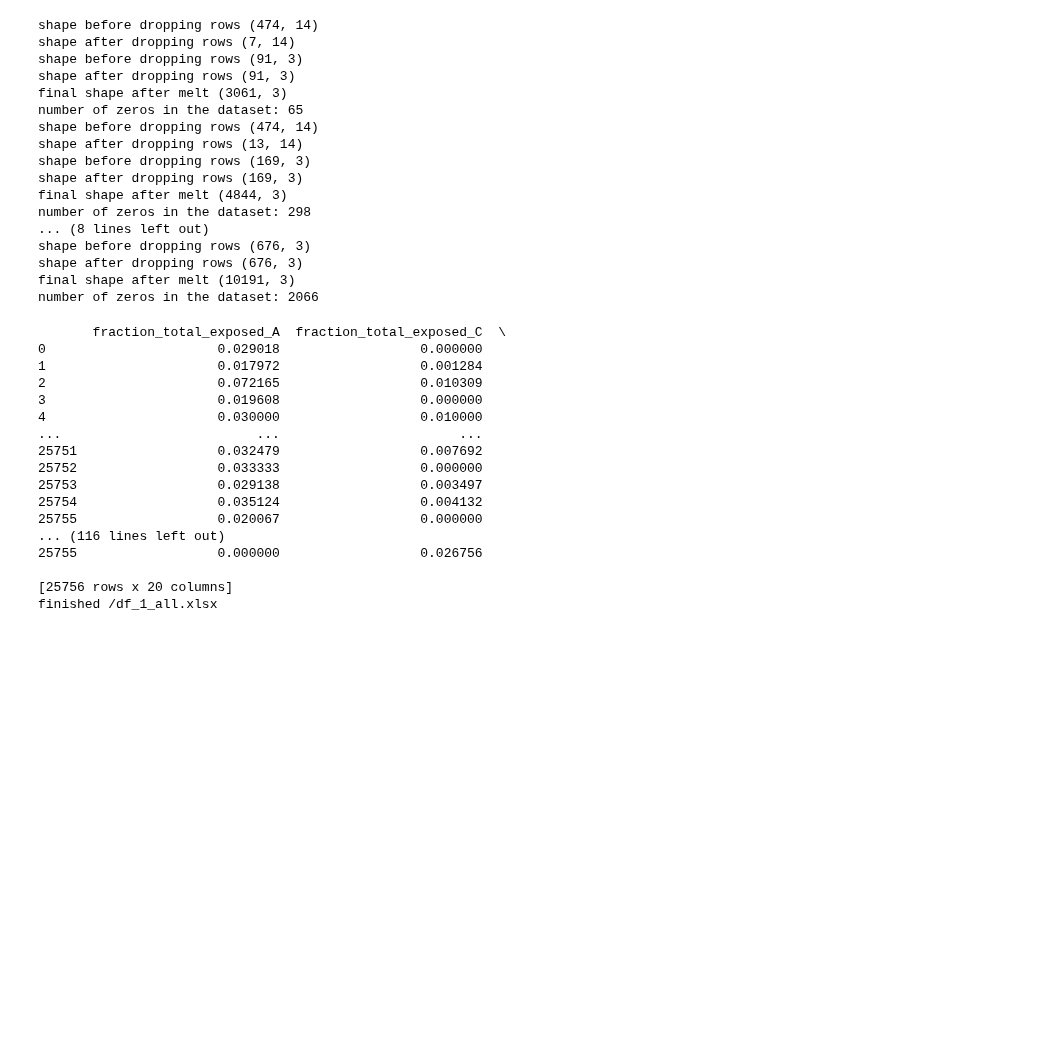
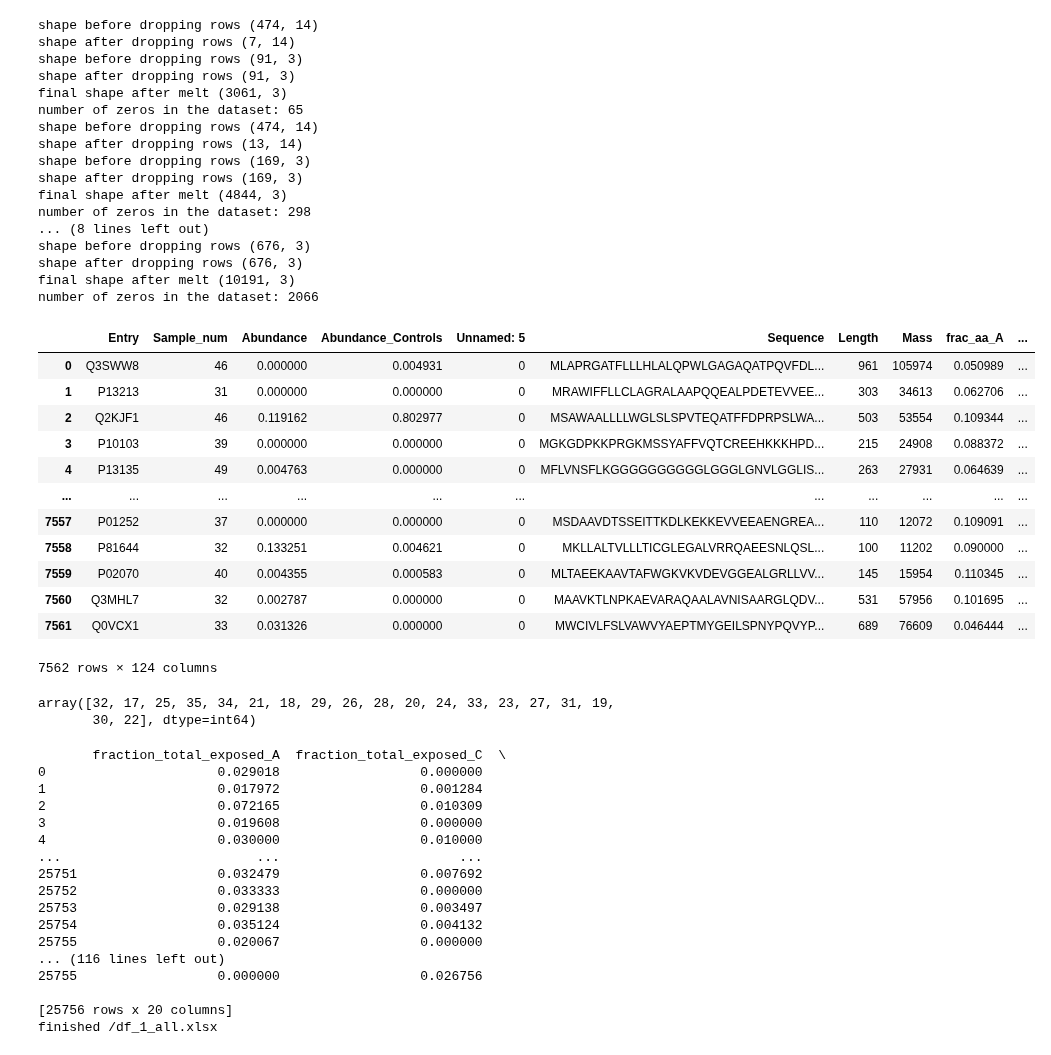
Before and after one commit to karst-poulsen/PC_ML_using_NSP, a Jupyter notebook: ML_5_pubpipe_Samples.ipynb, the cells around one changed output. Drawn from its saved outputs; the diff is of its cells as text; code cells hidden in the pictures; blank space fills up the shorter version.

```diff
--- a/ML_5_pubpipe_Samples.ipynb
+++ b/ML_5_pubpipe_Samples.ipynb
@@ -275,6 +275,29 @@ for i in Abund_filter:
 # df = RFECV_plot(df,label_abund,model,id,folds=splits,step=2,scoring=scoring)
 
     df_out.to_excel("Input_data/Save_files/Abund_Filters/df_1_all"+str(i)+".xlsx")
+# %%
+df_filepath='Input_data/Save_files/df_2_Synth.xlsx'
+df = pd.read_excel(df_filepath, header=0)
+df
+# %% [output]
+|  | Entry | Sample_num | Abundance | Abundance_Controls | Unnamed: 5 | Sequence | Length | Mass | frac_aa_A | ... |
+| 0 | Q3SWW8 | 46 | 0.000000 | 0.004931 | 0 | MLAPRGATFLLLHLALQPWLGAGAQATPQVFDL... | 961 | 105974 | 0.050989 | ... |
+| 1 | P13213 | 31 | 0.000000 | 0.000000 | 0 | MRAWIFFLLCLAGRALAAPQQEALPDETEVVEE... | 303 | 34613 | 0.062706 | ... |
+| 2 | Q2KJF1 | 46 | 0.119162 | 0.802977 | 0 | MSAWAALLLLWGLSLSPVTEQATFFDPRPSLWA... | 503 | 53554 | 0.109344 | ... |
+| 3 | P10103 | 39 | 0.000000 | 0.000000 | 0 | MGKGDPKKPRGKMSSYAFFVQTCREEHKKKHPD... | 215 | 24908 | 0.088372 | ... |
+| 4 | P13135 | 49 | 0.004763 | 0.000000 | 0 | MFLVNSFLKGGGGGGGGGGLGGGLGNVLGGLIS... | 263 | 27931 | 0.064639 | ... |
+| ... | ... | ... | ... | ... | ... | ... | ... | ... | ... | ... |
+| 7557 | P01252 | 37 | 0.000000 | 0.000000 | 0 | MSDAAVDTSSEITTKDLKEKKEVVEEAENGREA... | 110 | 12072 | 0.109091 | ... |
+| 7558 | P81644 | 32 | 0.133251 | 0.004621 | 0 | MKLLALTVLLLTICGLEGALVRRQAEESNLQSL... | 100 | 11202 | 0.090000 | ... |
+| 7559 | P02070 | 40 | 0.004355 | 0.000583 | 0 | MLTAEEKAAVTAFWGKVKVDEVGGEALGRLLVV... | 145 | 15954 | 0.110345 | ... |
+| 7560 | Q3MHL7 | 32 | 0.002787 | 0.000000 | 0 | MAAVKTLNPKAEVARAQAALAVNISAARGLQDV... | 531 | 57956 | 0.101695 | ... |
+| 7561 | Q0VCX1 | 33 | 0.031326 | 0.000000 | 0 | MWCIVLFSLVAWVYAEPTMYGEILSPNYPQVYP... | 689 | 76609 | 0.046444 | ... |
+7562 rows × 124 columns
+# %%
+df['NPUNID'].unique()
+# %% [output]
+array([32, 17, 25, 35, 34, 21, 18, 29, 26, 28, 20, 24, 33, 23, 27, 31, 19,
+       30, 22], dtype=int64)
 # %%
 ## Run RFECV through each different condition (zeros and abund filters)##
 
```
